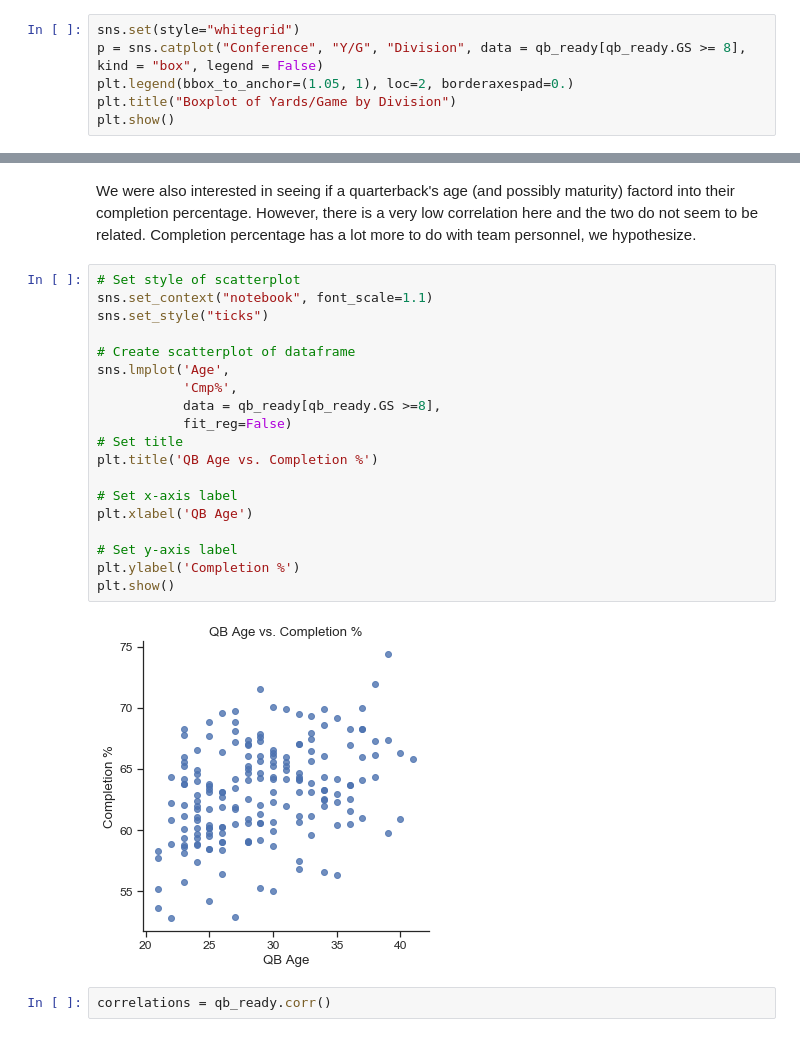
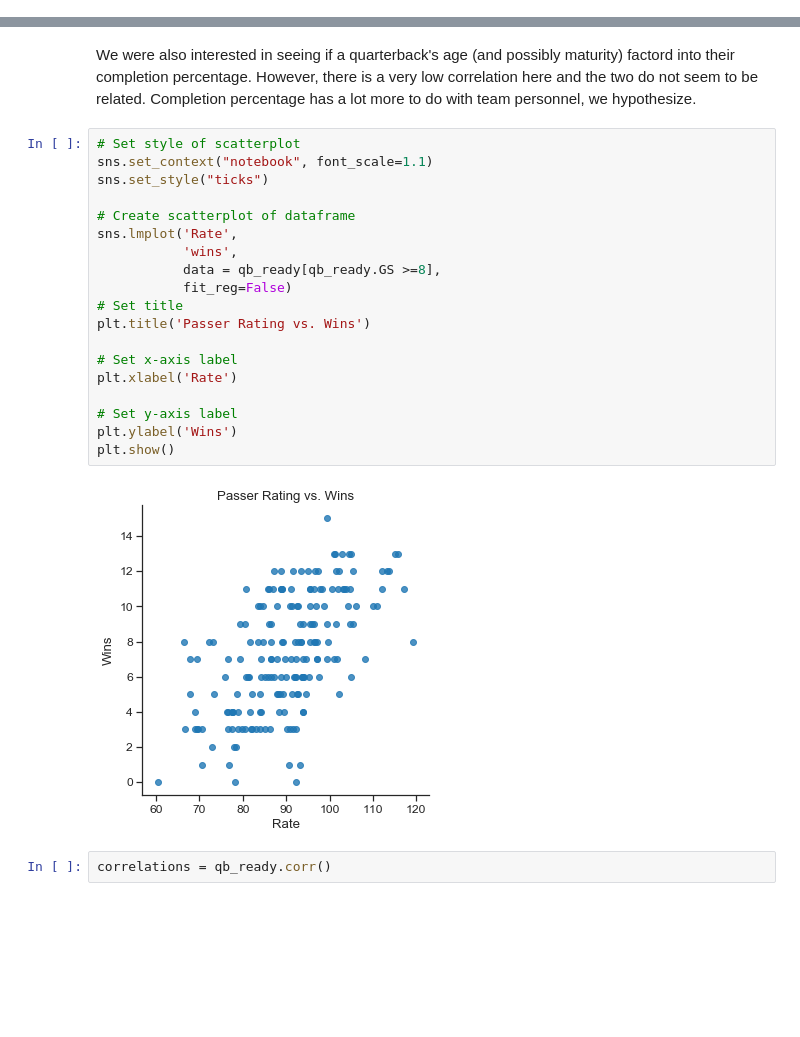
Before and after one commit to jyee11/NFL-Quarterback-Clustering, a Jupyter notebook: quarterbacks.ipynb, the cells around one changed output, grey strips where cells are left out. Drawn from its saved outputs; the diff is of its cells as text; blank space fills up the shorter version.

```diff
--- a/quarterbacks.ipynb
+++ b/quarterbacks.ipynb
@@ -540,6 +527,0 @@ From this boxplot below, we can see the distributions of passing yards per game
-# %%
-sns.set(style="whitegrid")
-p = sns.catplot("Conference", "Y/G", "Division", data = qb_ready[qb_ready.GS >= 8], kind = "box", legend = False)
-plt.legend(bbox_to_anchor=(1.05, 1), loc=2, borderaxespad=0.)
-plt.title("Boxplot of Yards/Game by Division")
-plt.show()
@@ -656,24 +566,24 @@ We were also interested in seeing if a quarterback's age (and possibly maturity)
 # %%
 # Set style of scatterplot
 sns.set_context("notebook", font_scale=1.1)
 sns.set_style("ticks")
 
 # Create scatterplot of dataframe
-sns.lmplot('Age',
-           'Cmp%',
+sns.lmplot('Rate',
+           'wins',
            data = qb_ready[qb_ready.GS >=8],
            fit_reg=False)
 # Set title
-plt.title('QB Age vs. Completion %')
+plt.title('Passer Rating vs. Wins')
 
 # Set x-axis label
-plt.xlabel('QB Age')
+plt.xlabel('Rate')
 
 # Set y-axis label
-plt.ylabel('Completion %')
+plt.ylabel('Wins')
 plt.show()
 # %% [output]
-[figure, old version]
+[figure, new version]
 # %%
 correlations = qb_ready.corr()
 # %%
```
Also changed, not shown: parts of 44 cells of this notebook, 3 other files.
